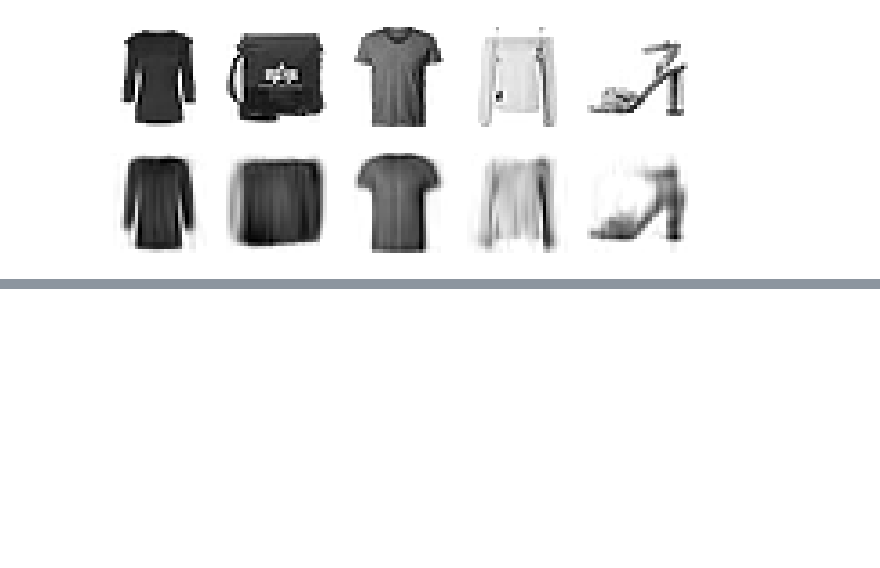
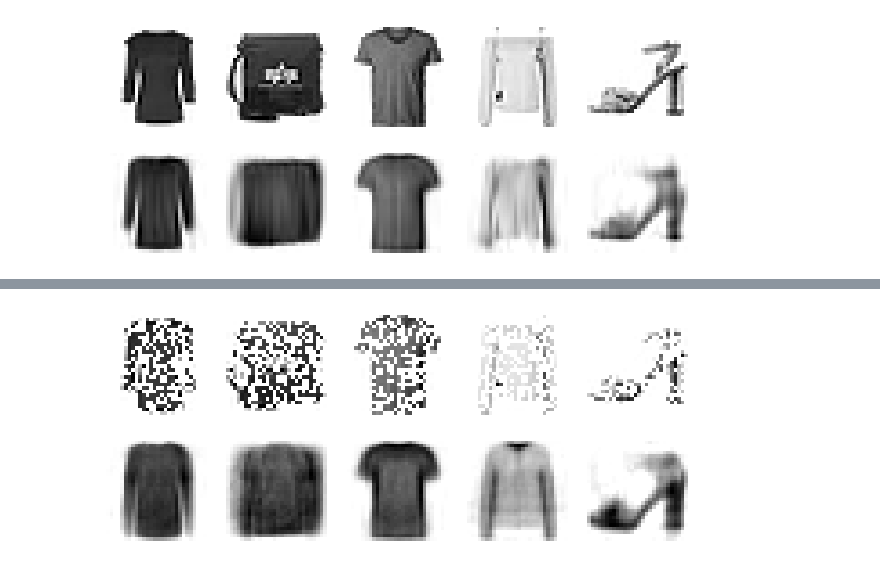
Before and after one commit to tandao0909/hands-on-with-DS, a Jupyter notebook: Chapter 17/generate.ipynb, the cells around one changed output, grey strips where cells are left out. Cells and saved outputs as stored; diff of their text form; code cells hidden in the pictures; blank space fills up the shorter version.

```diff
--- a/Chapter 17/generate.ipynb
+++ b/Chapter 17/generate.ipynb
@@ -441,0 +444,28 @@ plot_reconstruction(recurrent_ae)
+# %%
+tf.random.set_seed(42)
+dropout_encoder = tf.keras.Sequential(
+    [
+        tf.keras.layers.Flatten(),
+        tf.keras.layers.Dropout(0.5),
+        tf.keras.layers.Dense(100, activation="relu"),
+        tf.keras.layers.Dense(30, activation="relu"),
+    ]
+)
+
+dropout_decoder = tf.keras.Sequential(
+    [
+        tf.keras.layers.Dense(100, activation="relu"),
+        tf.keras.layers.Dense(28 * 28),
+        tf.keras.layers.Reshape([28, 28]),
+    ]
+)
+
+dropout_ae = tf.keras.Sequential([dropout_encoder, dropout_decoder])
+dropout_ae.compile(loss="mse", optimizer="nadam")
+# %%
+for i in range(10):
+    history = dropout_ae.fit(X_train, X_train, validation_data=(X_valid, X_valid))
+    if i < 9:
+        from time import sleep
+
+        sleep(10)
@@ -441,0 +483,6 @@ plot_reconstruction(recurrent_ae)
+# %%
+tf.random.set_seed(42)
+dropout = tf.keras.layers.Dropout(0.5)
+plot_reconstruction(dropout_ae, dropout(X_valid, training=True))
+# %% [output]
+[figure, added]
```
Also changed, not shown: parts of 3 cells of this notebook, 1 other file.
